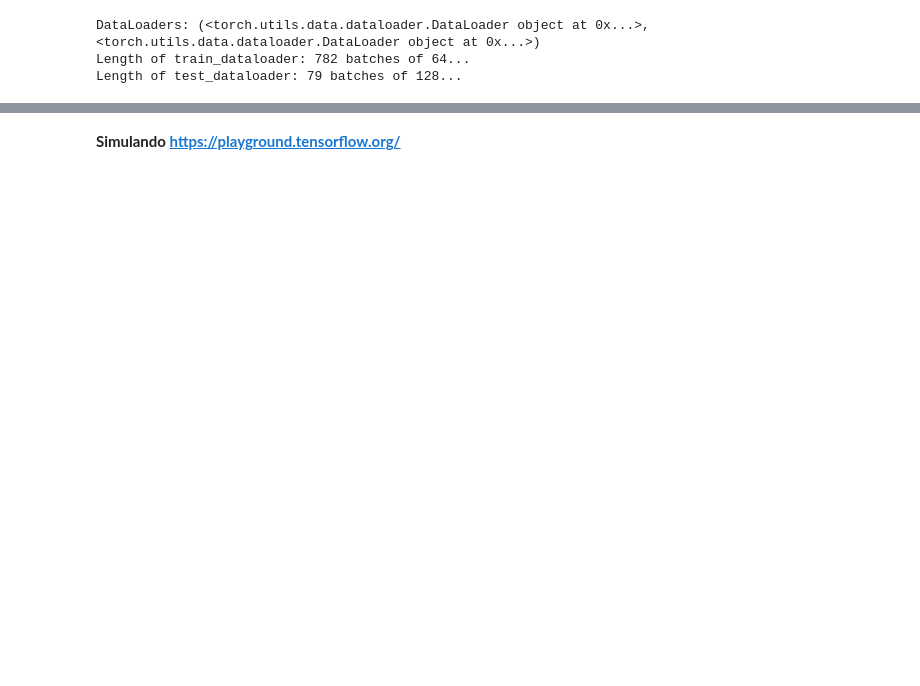
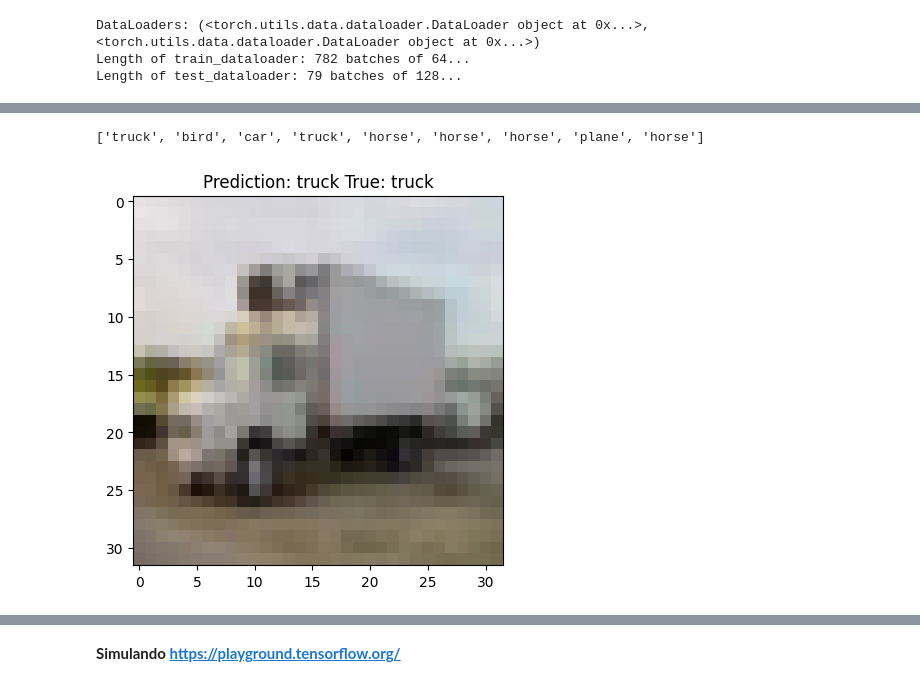
Before and after one commit to Gilberter/Hands-on-Computer-Vision, a Jupyter notebook: sesiones/sesion3/Sesion3_1_DeepLearning.ipynb, the cells around one changed output, grey strips where cells are left out. Cells and saved outputs as stored; diff of their text form; code cells hidden in the pictures; blank space fills up the shorter version.

```diff
--- a/sesiones/sesion3/Sesion3_1_DeepLearning.ipynb
+++ b/sesiones/sesion3/Sesion3_1_DeepLearning.ipynb
@@ -513,0 +538,10 @@ model_results
+# %%
+import random
+random.seed(42) # Get always the same set of random images
+test_samples = []
+test_labels = []
+for sample, label in random.sample(list(testset), k=9):
+  test_samples.append(sample)
+  test_labels.append(label)
+test_samples[0].shape
+#Cannot work with this set i need ["amount of images","channels","width","height"]
@@ -513,0 +550,3 @@ model_results
+# %%
+test_samples = torch.stack(test_samples)
+test_samples.shape
@@ -513,0 +555,5 @@ model_results
+# %%
+for i in range(9):
+  print(test_samples[i].shape)
+  x = test_samples.view(test_samples.size(0), -1)
+  print(x.shape)
@@ -513,0 +579,20 @@ model_results
+# %%
+# Hacemos predicciones
+pred_probs = model_predictions(model=model_cifar10,
+                              data=test_samples,
+                              )
+# %%
+pred_class = torch.argmax(pred_probs, dim=1)
+
+pred_label = [classes[i] for i in pred_class]
+print(pred_label)
+
+images = test_samples
+labels = test_labels
+
+plt.imshow(imshow(images[0]))
+plt.title(f"Prediction: {pred_label[0]} True: {classes[labels[0]]}")
+plt.show()
+# %% [output]
+['truck', 'bird', 'car', 'truck', 'horse', 'horse', 'horse', 'plane', 'horse']
+[figure, added]
```
Also changed, not shown: parts of 11 cells of this notebook.
